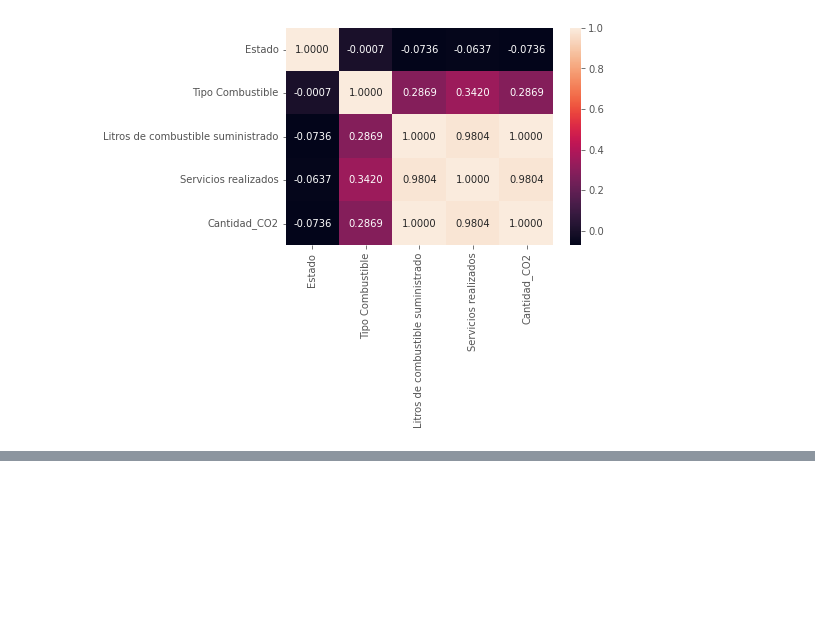
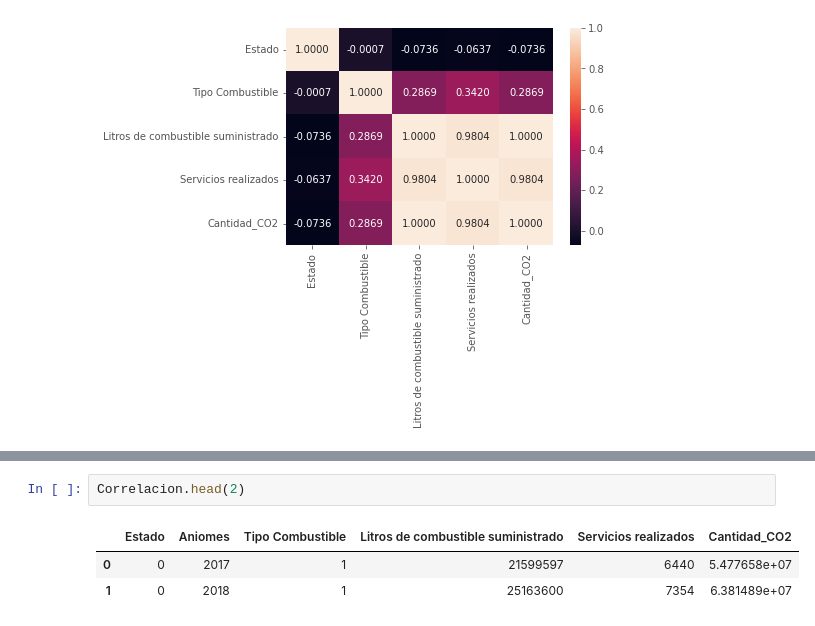
Before and after one commit to KarlaBalog/Proyecto_ASE, a Jupyter notebook: ASE.ipynb, the cells around one changed output, grey strips where cells are left out. Saved outputs shown, nothing was run; the diff lists cells and outputs as text; blank space fills up the shorter version.

```diff
--- a/ASE.ipynb
+++ b/ASE.ipynb
@@ -2974,0 +2984,6 @@ sns.heatmap(Correlacion.corr(), annot=True, fmt='.4f')
+# %%
+Correlacion.head(2)
+# %% [output]
+|  | Estado | Aniomes | Tipo Combustible | Litros de combustible suministrado | Servicios realizados | Cantidad_CO2 |
+| 0 | 0 | 2017 | 1 | 21599597 | 6440 | 5.477658e+07 |
+| 1 | 0 | 2018 | 1 | 25163600 | 7354 | 6.381489e+07 |
```
Also changed, not shown: parts of 5 cells of this notebook.
